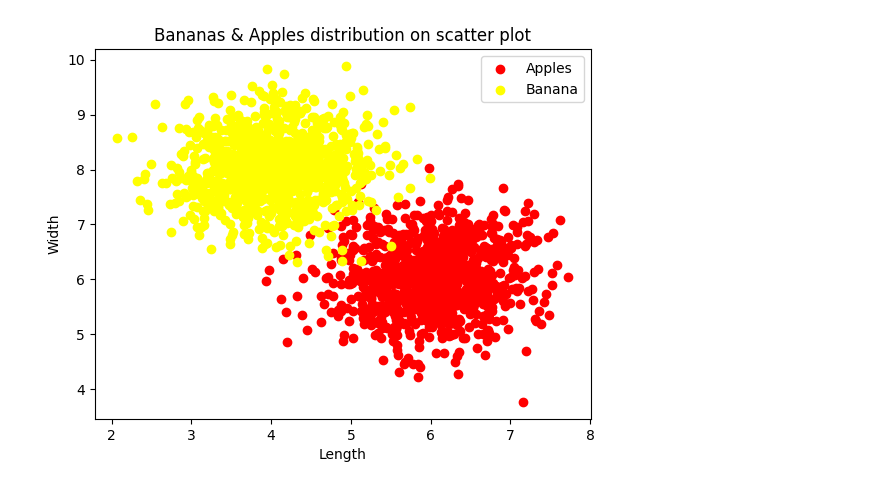
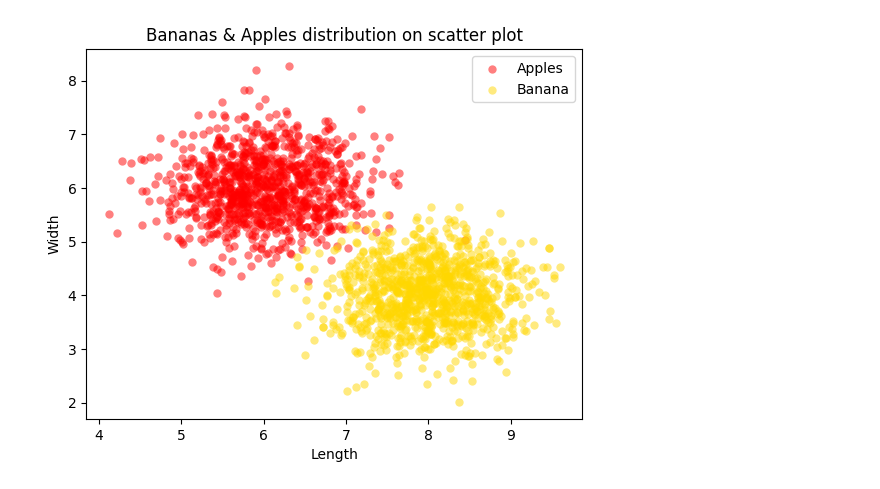
Before and after one commit to TaRa1999R/Data_Science, a Jupyter notebook: assignment38/3-apples&bananas.ipynb, the cells around one changed output. Cells and saved outputs as stored; diff of their text form; code cells hidden in the pictures.

Commit message:
Data_Science

```diff
--- a/assignment38/3-apples&bananas.ipynb
+++ b/assignment38/3-apples&bananas.ipynb
@@ -11,13 +5,28 @@ banana_l = np.random.normal (8 , 0.6 , 1000)
+# %%
+n = 1000
+std = 0.6
+apples = pd.DataFrame ({
+    'width' : np.random.normal (6 , std , n) ,
+    'length' : np.random.normal (6 , std , n) ,
+    'class' : np.ones (n , dtype='int') })
+
+
+bananas = pd.DataFrame ({
+    'width' :  np.random.normal (4 , std , n) ,
+    'length' : np.random.normal (8 , std , n) ,
+    'class' : np.zeros (n , dtype='int') })
+
+fruits = pd.concat([bananas, apples])
 # %%
-plt.scatter (apple_w , apple_l , label = 'Apples' , color = 'red')
-plt.scatter (banana_w , banana_l , label = 'Banana' , color = 'yellow')
+plt.scatter (apples['length'] , apples['width'] , label = 'Apples' , color = 'red' , alpha = 0.5 , linewidths = 0)
+plt.scatter (bananas['length'] , bananas['width'] , label = 'Banana' , color = 'gold' , alpha = 0.5 , linewidths = 0)
 
 plt.legend ()
 plt.title ('Bananas & Apples distribution on scatter plot')
 plt.xlabel ('Length')
 plt.ylabel ('Width')
 
 plt.savefig ("outputs\Banana & Apple Scatter plot.png")
 plt.show ()
 # %% [output]
-[figure, old version]
+[figure, new version]
```
Also changed, not shown: parts of 10 cells of this notebook, 9 other files.
